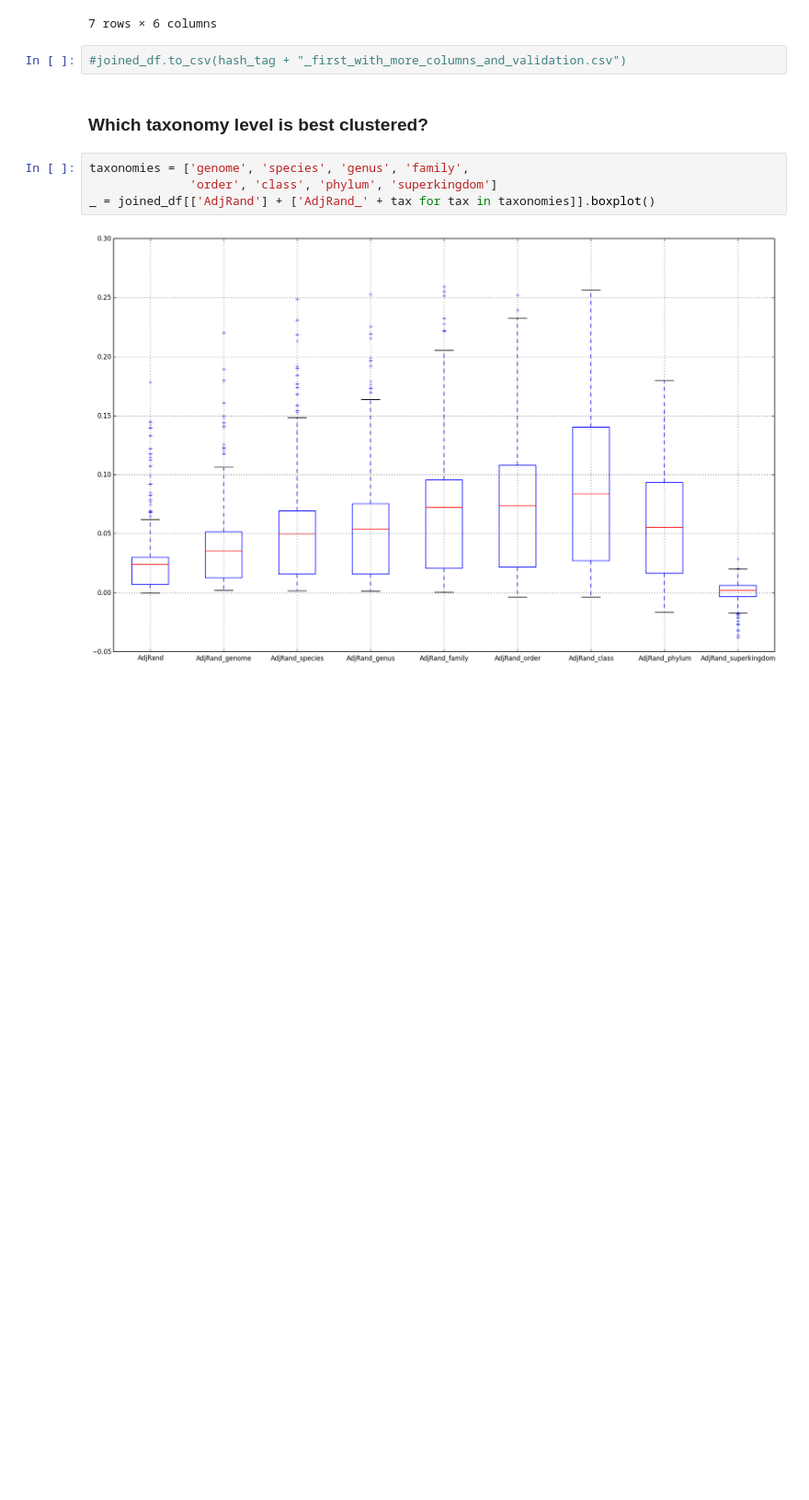
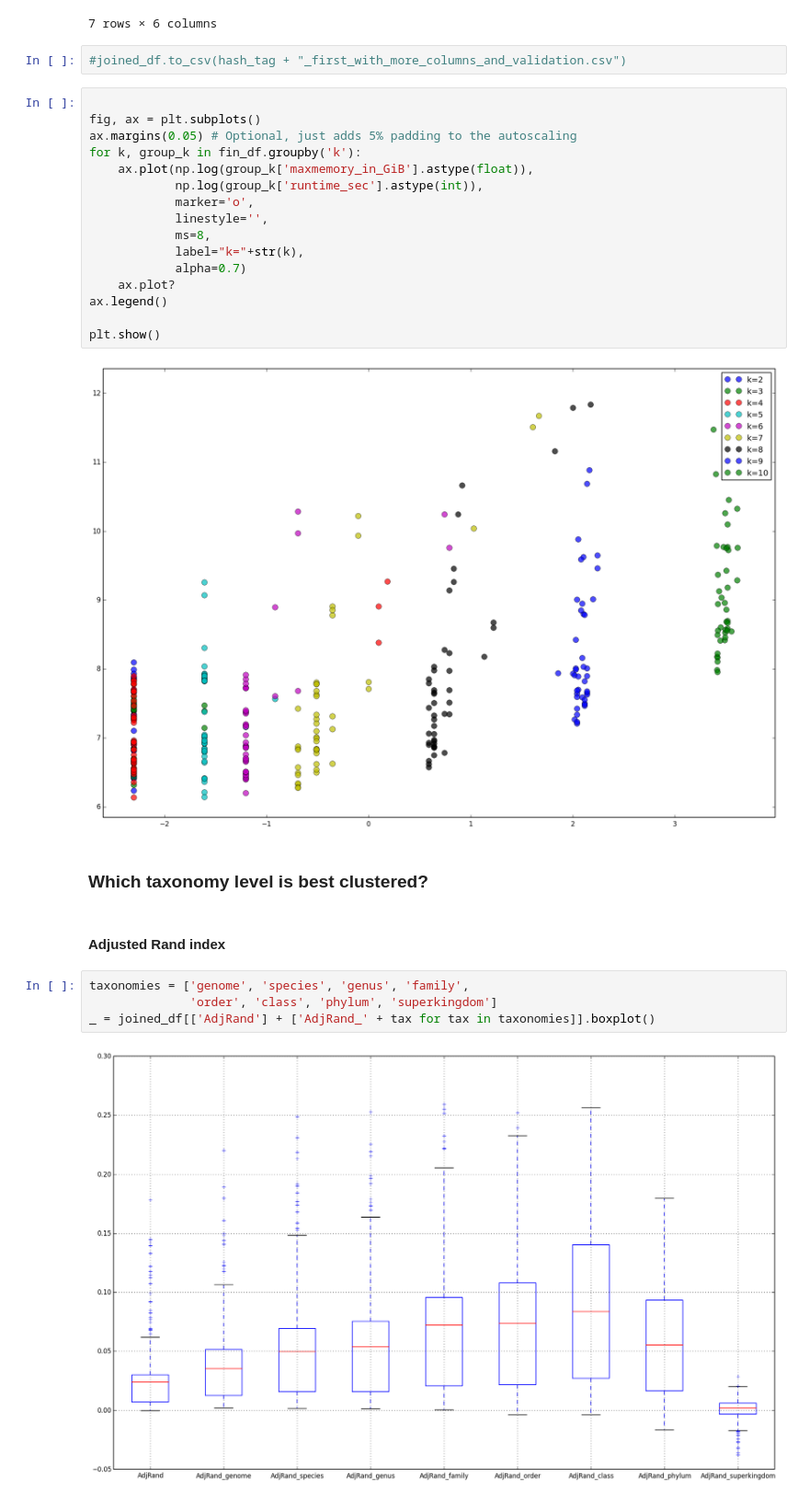
Before and after one commit to alneberg/public_notebooks, a Jupyter notebook: exjobb-matplotlib.ipynb, the cells around one changed output. Shown at 92% size. Drawn from its saved outputs; the diff is of its cells as text; blank space fills up the shorter version.

```diff
--- a/exjobb-matplotlib.ipynb
+++ b/exjobb-matplotlib.ipynb
@@ -110,8 +111,28 @@ joined_df[joined_df["K"].astype(int) >= 80].ix[:,['jobname','runtime','AdjRand',
 7 rows × 6 columns
 # %%
 #joined_df.to_csv(hash_tag + "_first_with_more_columns_and_validation.csv")
+# %%
+
+fig, ax = plt.subplots()
+ax.margins(0.05) # Optional, just adds 5% padding to the autoscaling
+for k, group_k in fin_df.groupby('k'):
+    ax.plot(np.log(group_k['maxmemory_in_GiB'].astype(float)),
+            np.log(group_k['runtime_sec'].astype(int)),
+            marker='o',
+            linestyle='',
+            ms=8,
+            label="k="+str(k),
+            alpha=0.7)
+    ax.plot?
+ax.legend()
+
+plt.show()
+# %% [output]
+[figure, added]
 # %% [markdown]
 ### Which taxonomy level is best clustered?
+# %% [markdown]
+#### Adjusted Rand index
 # %%
 taxonomies = ['genome', 'species', 'genus', 'family',
               'order', 'class', 'phylum', 'superkingdom']
```
Also changed, not shown: parts of 5 cells of this notebook.
